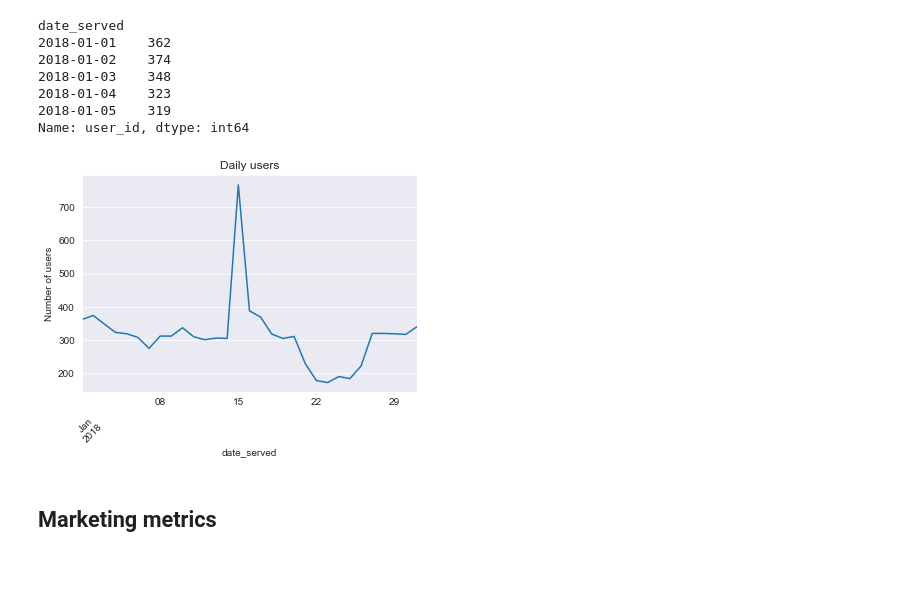
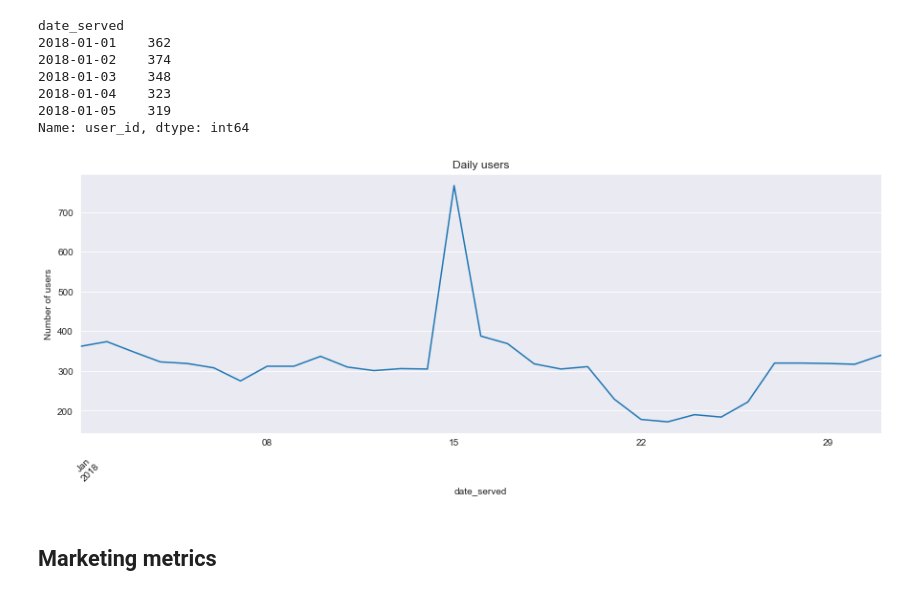
Before and after one commit to Stankevix/Marketing-Analytics-with-Python, a Jupyter notebook: Analyzing Marketing Campaigns with pandas/marketing_analysis.ipynb, the cells around one changed output. Drawn from its saved outputs; the diff is of its cells as text; code cells hidden in the pictures; blank space fills up the shorter version.

```diff
--- a/Analyzing Marketing Campaigns with pandas/marketing_analysis.ipynb
+++ b/Analyzing Marketing Campaigns with pandas/marketing_analysis.ipynb
@@ -115,19 +115,20 @@ date_served
 Name: user_id, dtype: int64
 # %%
 # Plot daily_subscribers
+f, axes = plt.subplots(1,figsize=(15,5))
 daily_users.plot()
 
 # Include a title and y-axis label
 plt.title('Daily users')
 plt.ylabel('Number of users')
 
 # Rotate the x-axis labels by 45 degrees
 plt.xticks(rotation=45)
 
 # Display the plot
 plt.show()
 # %% [output]
-[figure, old version]
+[figure, new version]
 # %% [markdown]
 ## Marketing metrics
 # %% [markdown]
```
Also changed, not shown: parts of 6 cells of this notebook, 8 other files.
